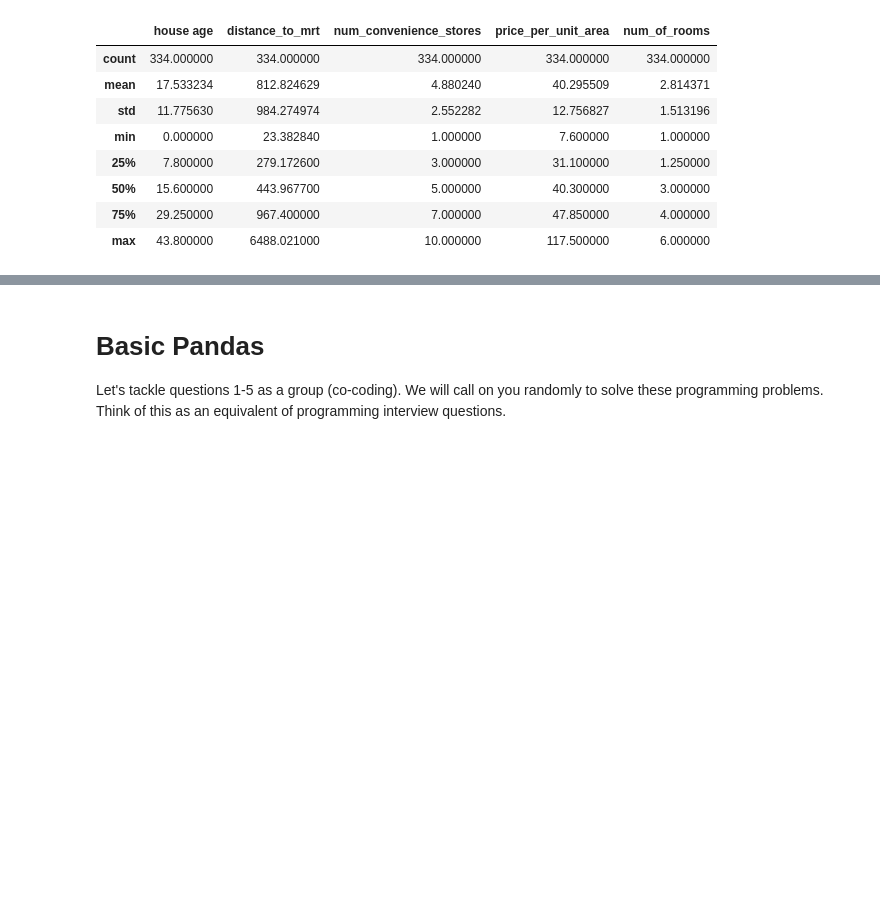
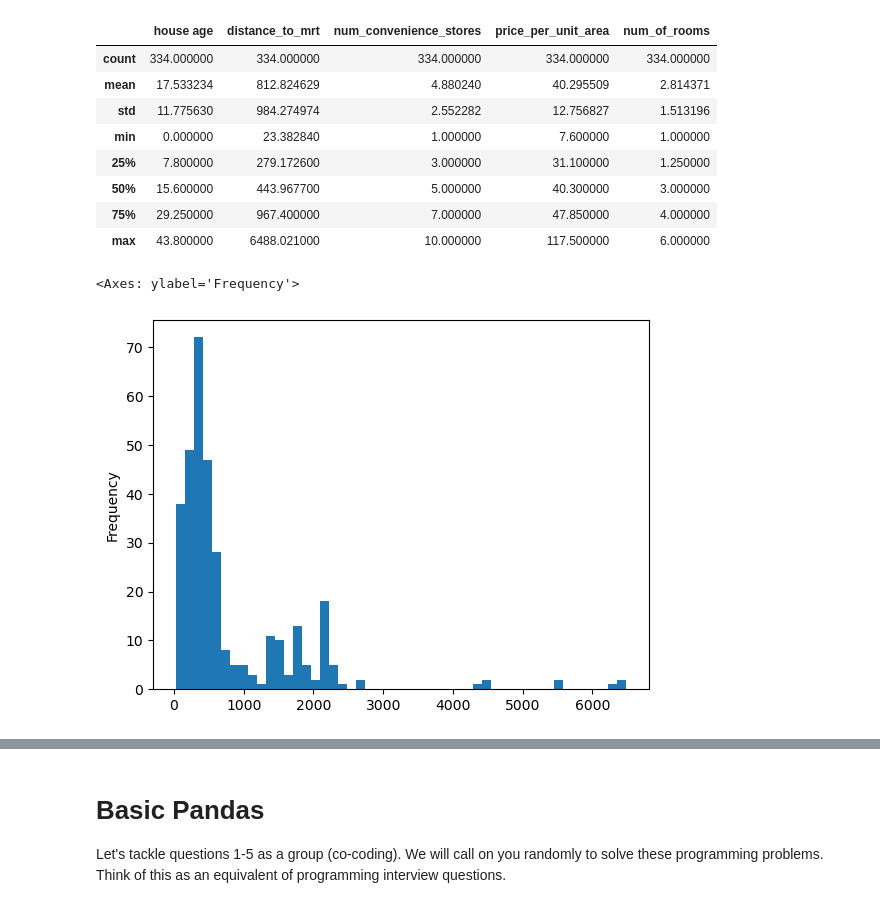
Before and after one commit to khadazhaia/challenges, a Jupyter notebook: pandas_basics/pandas_basics.ipynb, the cells around one changed output, grey strips where cells are left out. Drawn from its saved outputs; the diff is of its cells as text; code cells hidden in the pictures; blank space fills up the shorter version.

Commit message:
creating histograms

```diff
--- a/pandas_basics/pandas_basics.ipynb
+++ b/pandas_basics/pandas_basics.ipynb
@@ -104,3 +102,10 @@ df.describe()
 | 50% | 15.600000 | 443.967700 | 5.000000 | 40.300000 | 3.000000 |
 | 75% | 29.250000 | 967.400000 | 7.000000 | 47.850000 | 4.000000 |
 | max | 43.800000 | 6488.021000 | 10.000000 | 117.500000 | 6.000000 |
+# %%
+df["distance_to_mrt"].plot.hist(bins=50)
+
+# bi_modial distrubution (multi-mode distrubution meaning more than one mode)
+# %% [output]
+<Axes: ylabel='Frequency'>
+[figure, added]
```
Also changed, not shown: parts of 10 cells of this notebook.
